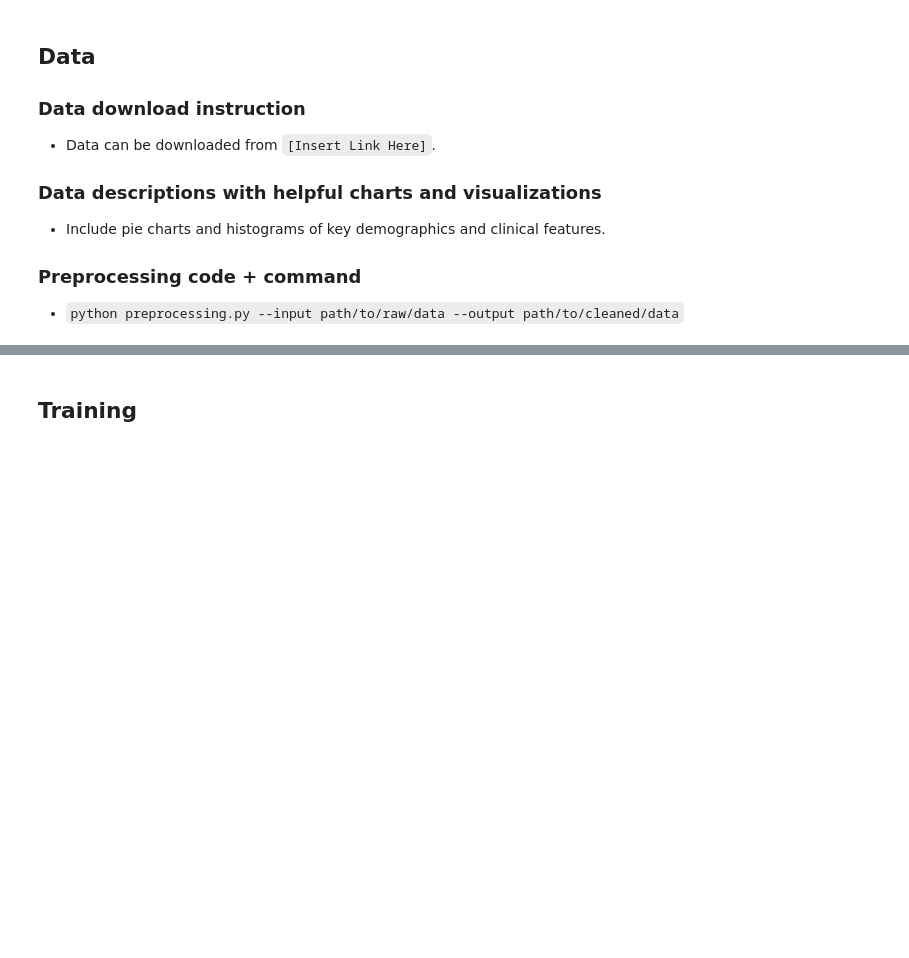
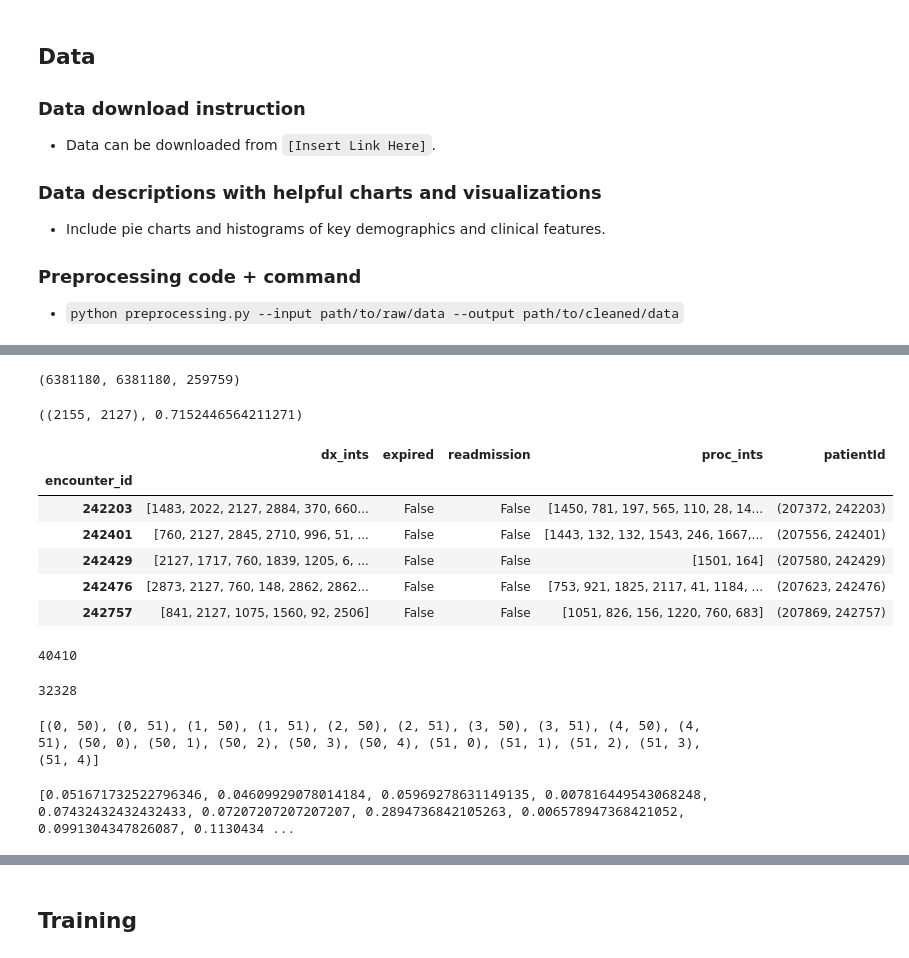
Before and after one commit to Alexuiuc/paperReplicateForDHL, a Jupyter notebook: DL4H_Team_137_py3_pytorch.ipynb, the cells around one changed output, grey strips where cells are left out. Cells and saved outputs as stored; diff of their text form; code cells hidden in the pictures; blank space fills up the shorter version.

```diff
--- a/DL4H_Team_137_py3_pytorch.ipynb
+++ b/DL4H_Team_137_py3_pytorch.ipynb
@@ -56,0 +130,3 @@ The scope of this reproducibility study focuses on verifying the results claimed
+# %%
+#
+patient_dataframe = process_patient(data_frames['patient'])
@@ -56,0 +219,24 @@ The scope of this reproducibility study focuses on verifying the results claimed
+# %%
+def process_treatment(df, patient_df):
+
+    df['treatmentstring'] = df['treatmentstring'].str.lower()
+
+    patient_encounter_ids = set(patient_df['encounter_id'])
+
+    mask = df['patientunitstayid'].isin(patient_encounter_ids)
+
+    missing_eid = df[~mask]
+
+    print('treatment without Encounter ID:', len(missing_eid))
+
+    df = df[mask]
+    rename_dict = {'patientunitstayid':'encounter_id',
+                   'treatmentstring':'treatment'
+                  }
+
+    df_selected = df[list(rename_dict.keys()) ]
+    df_renamed = df_selected.rename(columns=rename_dict)
+
+    return df_renamed
+
+treatment_dataframe = process_treatment(data_frames['treatment'], patient_dataframe)
@@ -56,0 +541,18 @@ The scope of this reproducibility study focuses on verifying the results claimed
+# %%
+len(dp_cond_probs),len(pd_cond_probs),len(dp_probs)
+# %% [output]
+(6381180, 6381180, 259759)
+# %%
+print(next(iter(pd_cond_probs.items())))
+# %% [output]
+((2155, 2127), 0.7152446564211271)
+# %%
+df[:5]
+# %% [output]
+|  | dx_ints | expired | readmission | proc_ints | patientId |
+| encounter_id |  |  |  |  |  |
+| 242203 | [1483, 2022, 2127, 2884, 370, 660... | False | False | [1450, 781, 197, 565, 110, 28, 14... | (207372, 242203) |
+| 242401 | [760, 2127, 2845, 2710, 996, 51, ... | False | False | [1443, 132, 132, 1543, 246, 1667,... | (207556, 242401) |
+| 242429 | [2127, 1717, 760, 1839, 1205, 6, ... | False | False | [1501, 164] | (207580, 242429) |
+| 242476 | [2873, 2127, 760, 148, 2862, 2862... | False | False | [753, 921, 1825, 2117, 41, 1184, ... | (207623, 242476) |
+| 242757 | [841, 2127, 1075, 1560, 92, 2506] | False | False | [1051, 826, 156, 1220, 760, 683] | (207869, 242757) |
@@ -56,0 +599,8 @@ The scope of this reproducibility study focuses on verifying the results claimed
+# %%
+print(len(df))
+# %% [output]
+40410
+# %%
+print(len(train_df))
+# %% [output]
+32328
@@ -56,0 +765,8 @@ The scope of this reproducibility study focuses on verifying the results claimed
+# %%
+print(list(train_df.loc[3353254]['prior_indices']))
+# %% [output]
+[(0, 50), (0, 51), (1, 50), (1, 51), (2, 50), (2, 51), (3, 50), (3, 51), (4, 50), (4, 51), (50, 0), (50, 1), (50, 2), (50, 3), (50, 4), (51, 0), (51, 1), (51, 2), (51, 3), (51, 4)]
+# %%
+print(list(train_df.loc[3353254]['prior_values']))
+# %% [output]
+[0.051671732522796346, 0.04609929078014184, 0.05969278631149135, 0.007816449543068248, 0.07432432432432433, 0.07207207207207207, 0.2894736842105263, 0.006578947368421052, 0.0991304347826087, 0.1130434 ...
```
Also changed, not shown: parts of 41 cells of this notebook.
